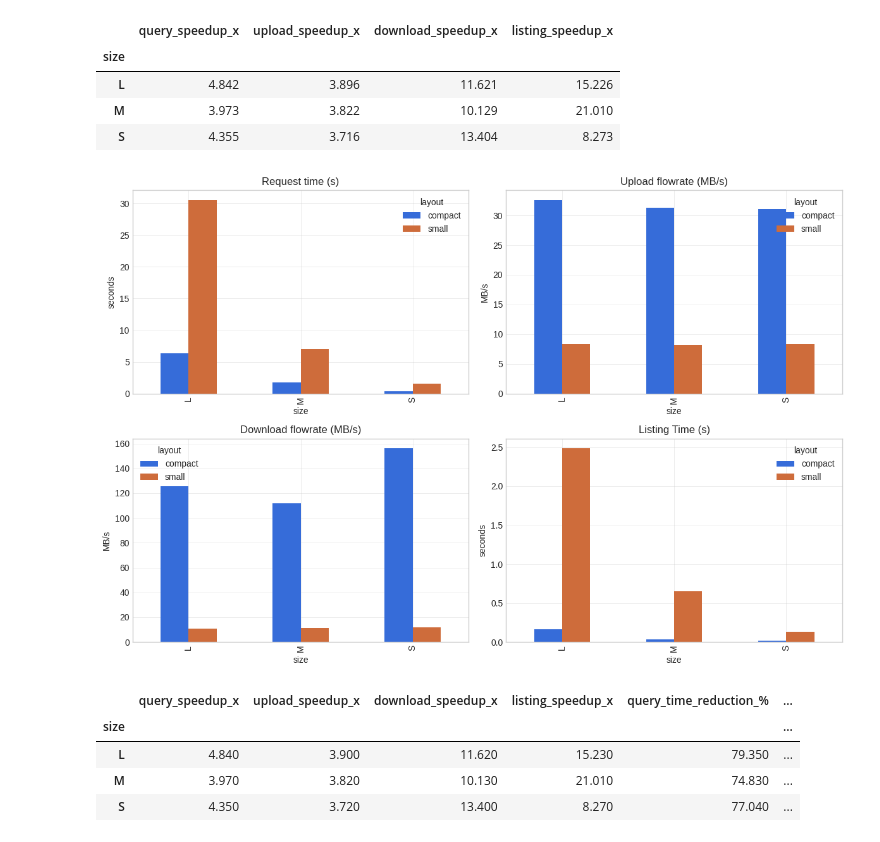
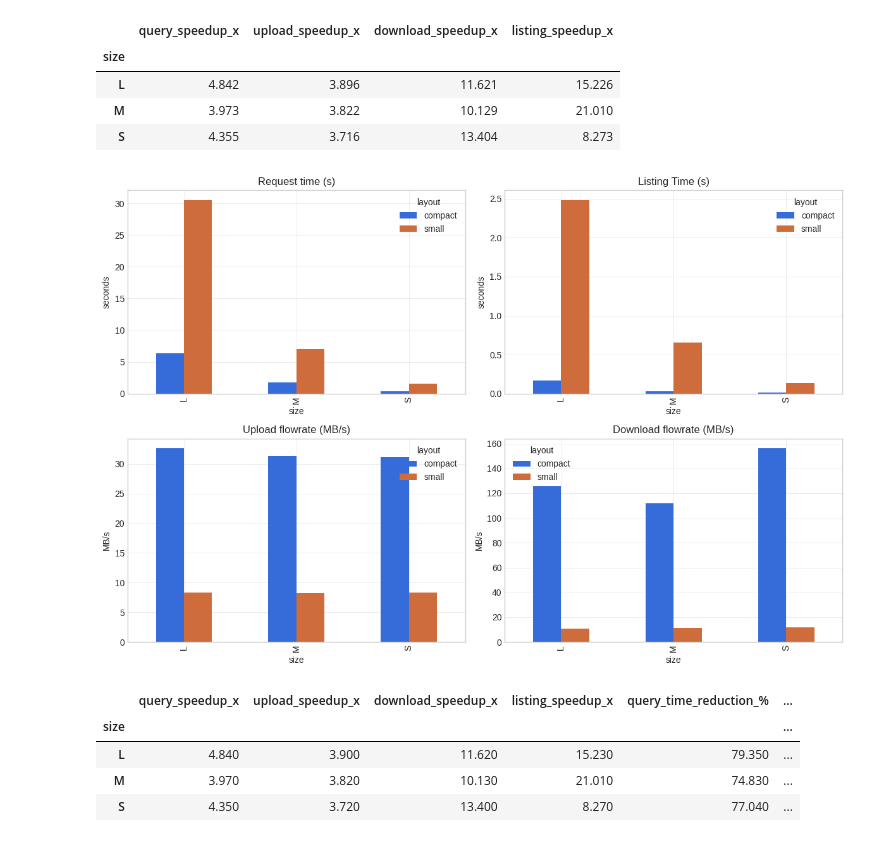
Before and after one commit to TanguyGodat/CCBD_Project, a Jupyter notebook: analysis.ipynb, the cells around one changed output. Cells and saved outputs as stored; diff of their text form; code cells hidden in the pictures.

```diff
--- a/analysis.ipynb
+++ b/analysis.ipynb
@@ -125,22 +125,24 @@ gain
 # %%
 fig, axes = plt.subplots(2, 2, figsize=(12, 8))
 
 query_pivot.plot(kind='bar', ax=axes[0,0], title='Request time (s)')
 axes[0,0].set_ylabel('seconds')
 
-upload_pivot.plot(kind='bar', ax=axes[0,1], title='Upload flowrate (MB/s)')
-axes[0,1].set_ylabel('MB/s')
+listing_pivot.plot(kind='bar', ax=axes[0,1], title='Listing Time (s)')
+axes[0,1].set_ylabel('seconds')
 
-download_pivot.plot(kind='bar', ax=axes[1,0], title='Download flowrate (MB/s)')
+upload_pivot.plot(kind='bar', ax=axes[1,0], title='Upload flowrate (MB/s)')
 axes[1,0].set_ylabel('MB/s')
 
-listing_pivot.plot(kind='bar', ax=axes[1,1], title='Listing Time (s)')
-axes[1,1].set_ylabel('seconds')
+download_pivot.plot(kind='bar', ax=axes[1,1], title='Download flowrate (MB/s)')
+axes[1,1].set_ylabel('MB/s')
+
+
 
 plt.tight_layout()
 plt.show()
 # %% [output]
-[figure, old version]
+[figure, new version]
 # %%
 query_pivot = df.pivot(index="size", columns="layout", values="query_elapsed_s")
 upload_pivot = df.pivot(index="size", columns="layout", values="upload_throughput_mb_s")
```
